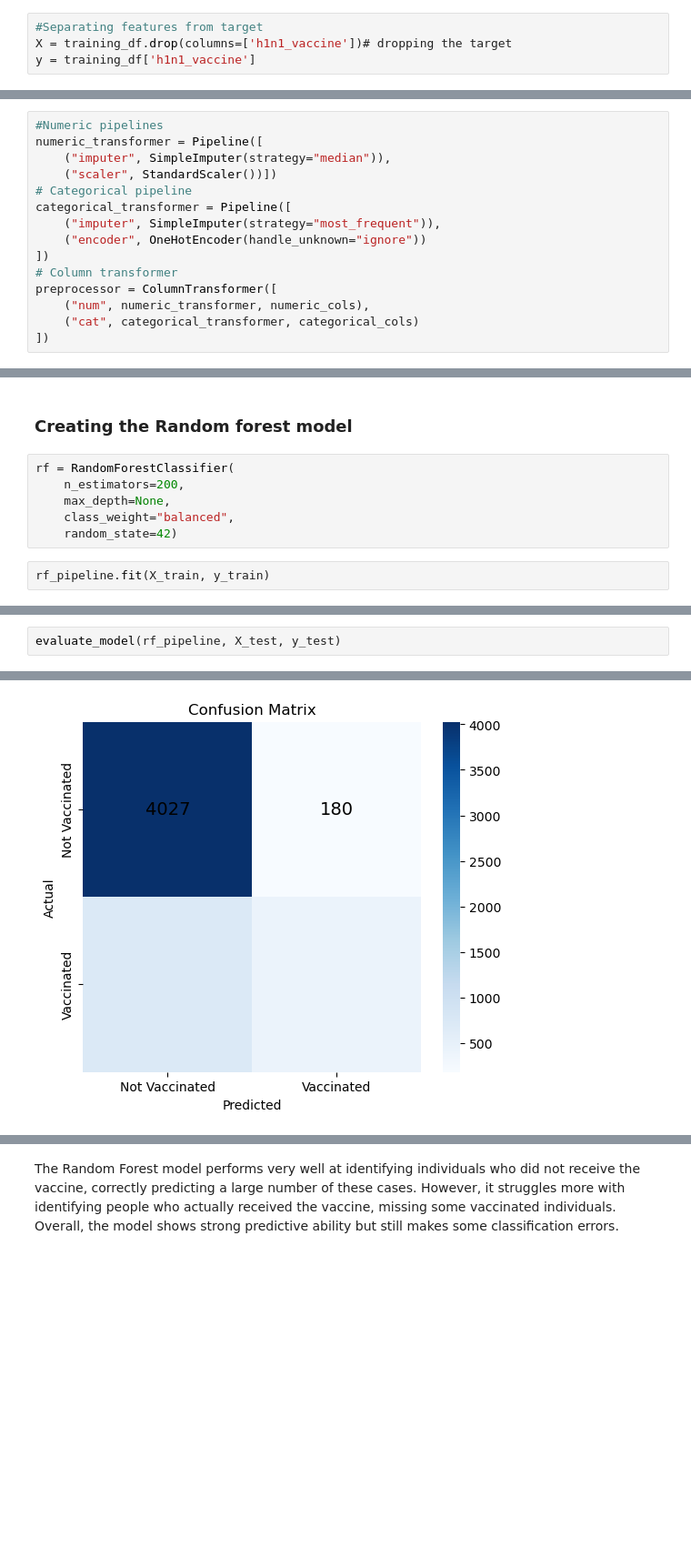
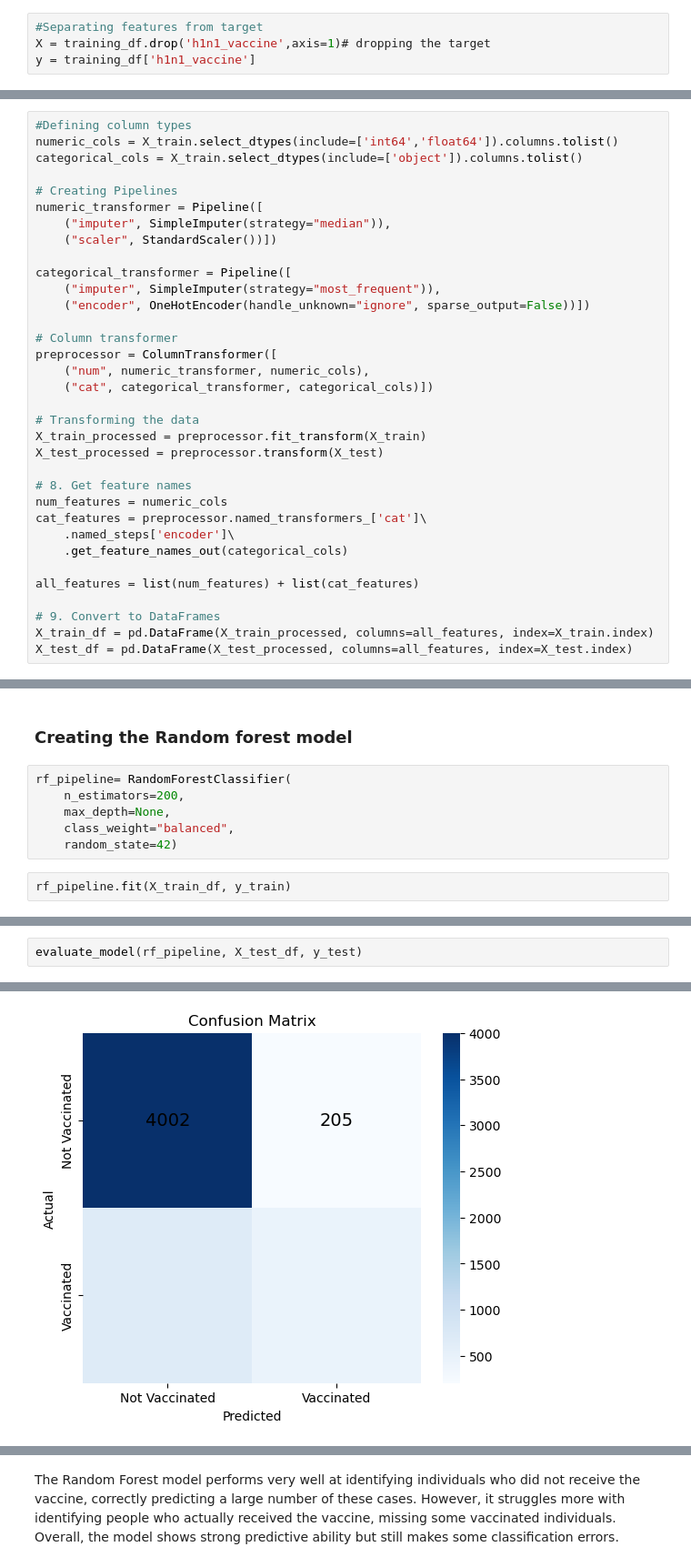
Before and after one commit to Abbystacy/HIN1-Vaccines-project, a Jupyter notebook: index.ipynb, the cells around one changed output, grey strips where cells are left out. Shown at 91% size. Saved outputs shown, nothing was run; the diff lists cells and outputs as text; blank space fills up the shorter version.

```diff
--- a/index.ipynb
+++ b/index.ipynb
@@ -323,6 +321,6 @@ The goal of the modeling stage is to build predictive models that can estimate w
 # %%
 #Separating features from target
-X = training_df.drop(columns=['h1n1_vaccine'])# dropping the target
+X = training_df.drop('h1n1_vaccine',axis=1)# dropping the target
 y = training_df['h1n1_vaccine']
 # %%
 #split the dataset
@@ -343,15 +337,34 @@ categorical_cols = X_train.select_dtypes(include=['object']).columns.tolist()
 # %%
-#Numeric pipelines
+#Defining column types
+numeric_cols = X_train.select_dtypes(include=['int64','float64']).columns.tolist()
+categorical_cols = X_train.select_dtypes(include=['object']).columns.tolist()
+
+# Creating Pipelines
 numeric_transformer = Pipeline([
     ("imputer", SimpleImputer(strategy="median")),
     ("scaler", StandardScaler())])
-# Categorical pipeline
+
 categorical_transformer = Pipeline([
     ("imputer", SimpleImputer(strategy="most_frequent")),
-    ("encoder", OneHotEncoder(handle_unknown="ignore"))
-])
+    ("encoder", OneHotEncoder(handle_unknown="ignore", sparse_output=False))])
+
 # Column transformer
 preprocessor = ColumnTransformer([
     ("num", numeric_transformer, numeric_cols),
-    ("cat", categorical_transformer, categorical_cols)
-])
+    ("cat", categorical_transformer, categorical_cols)])
+
+# Transforming the data
+X_train_processed = preprocessor.fit_transform(X_train)
+X_test_processed = preprocessor.transform(X_test)
+
+# 8. Get feature names
+num_features = numeric_cols
+cat_features = preprocessor.named_transformers_['cat']\
+    .named_steps['encoder']\
+    .get_feature_names_out(categorical_cols)
+
+all_features = list(num_features) + list(cat_features)
+
+# 9. Convert to DataFrames
+X_train_df = pd.DataFrame(X_train_processed, columns=all_features, index=X_train.index)
+X_test_df = pd.DataFrame(X_test_processed, columns=all_features, index=X_test.index)
@@ -500,11 +538,11 @@ The model performs well at identifying people who did not receive the vaccine, c
 # %% [markdown]
 ### Creating the Random forest model
 # %%
-rf = RandomForestClassifier(
+rf_pipeline= RandomForestClassifier(
     n_estimators=200,
     max_depth=None,
     class_weight="balanced",
     random_state=42)
 # %%
-rf_pipeline.fit(X_train, y_train)
+rf_pipeline.fit(X_train_df, y_train)
 # %% [output]
@@ -528,3 +551,3 @@ Pipeline(steps=[('preprocessor',
 # %%
-evaluate_model(rf_pipeline, X_test, y_test)
+evaluate_model(rf_pipeline, X_test_df, y_test)
 # %% [output]
@@ -544 +567 @@ weighted avg       0.81      0.83      0.81      5342
-[figure, old version]
+[figure, new version]
```
Also changed, not shown: parts of 20 cells of this notebook, 2 other files.
